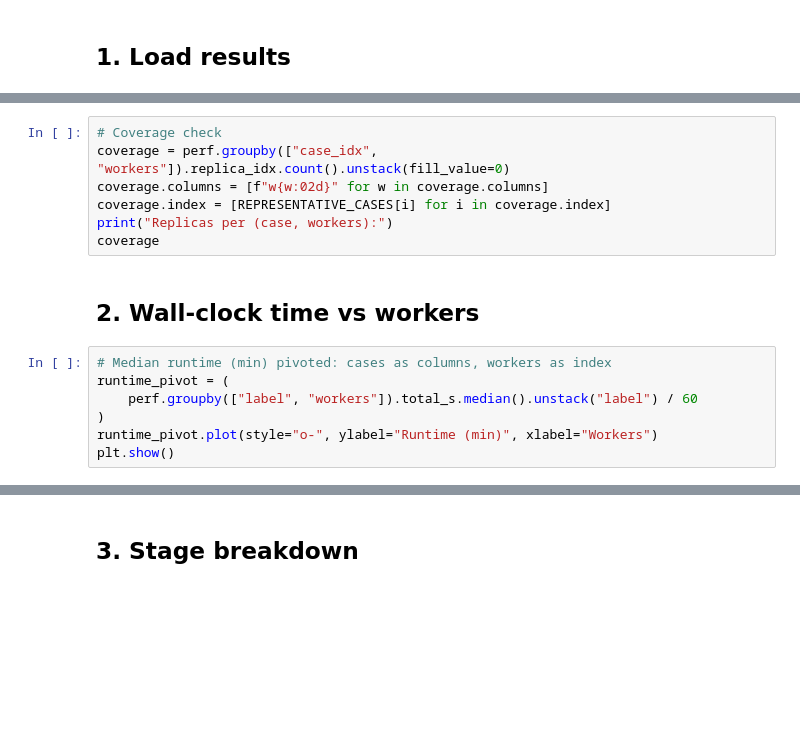
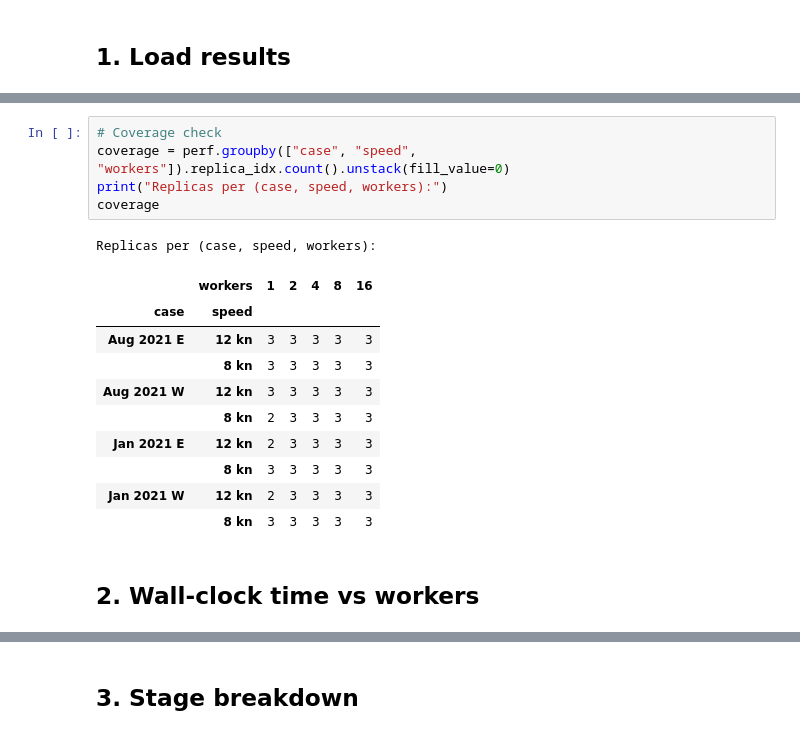
Before and after one commit to willirath/ship_routing, a Jupyter notebook: experiments/perf_001/notebooks/010_perf_analysis.ipynb, the cells around one changed output, grey strips where cells are left out. Saved outputs shown, nothing was run; the diff lists cells and outputs as text; blank space fills up the shorter version.

```diff
--- a/experiments/perf_001/notebooks/010_perf_analysis.ipynb
+++ b/experiments/perf_001/notebooks/010_perf_analysis.ipynb
@@ -85,16 +84,19 @@ perf.head()
 # %%
 # Coverage check
-coverage = perf.groupby(["case_idx", "workers"]).replica_idx.count().unstack(fill_value=0)
-coverage.columns = [f"w{w:02d}" for w in coverage.columns]
-coverage.index = [REPRESENTATIVE_CASES[i] for i in coverage.index]
-print("Replicas per (case, workers):")
+coverage = perf.groupby(["case", "speed", "workers"]).replica_idx.count().unstack(fill_value=0)
+print("Replicas per (case, speed, workers):")
 coverage
+# %% [output]
+Replicas per (case, speed, workers):
+|  | workers | 1 | 2 | 4 | 8 | 16 |
+| case | speed |  |  |  |  |  |
+| Aug 2021 E | 12 kn | 3 | 3 | 3 | 3 | 3 |
+|  | 8 kn | 3 | 3 | 3 | 3 | 3 |
+| Aug 2021 W | 12 kn | 3 | 3 | 3 | 3 | 3 |
+|  | 8 kn | 2 | 3 | 3 | 3 | 3 |
+| Jan 2021 E | 12 kn | 2 | 3 | 3 | 3 | 3 |
+|  | 8 kn | 3 | 3 | 3 | 3 | 3 |
+| Jan 2021 W | 12 kn | 2 | 3 | 3 | 3 | 3 |
+|  | 8 kn | 3 | 3 | 3 | 3 | 3 |
 # %% [markdown]
 ## 2. Wall-clock time vs workers
-# %%
-# Median runtime (min) pivoted: cases as columns, workers as index
-runtime_pivot = (
-    perf.groupby(["label", "workers"]).total_s.median().unstack("label") / 60
-)
-runtime_pivot.plot(style="o-", ylabel="Runtime (min)", xlabel="Workers")
-plt.show()
```
Also changed, not shown: parts of 9 cells of this notebook, 14 other files.
